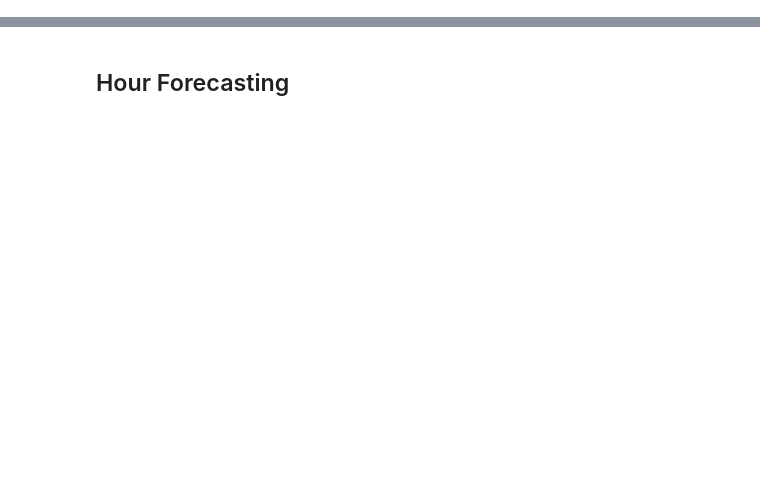
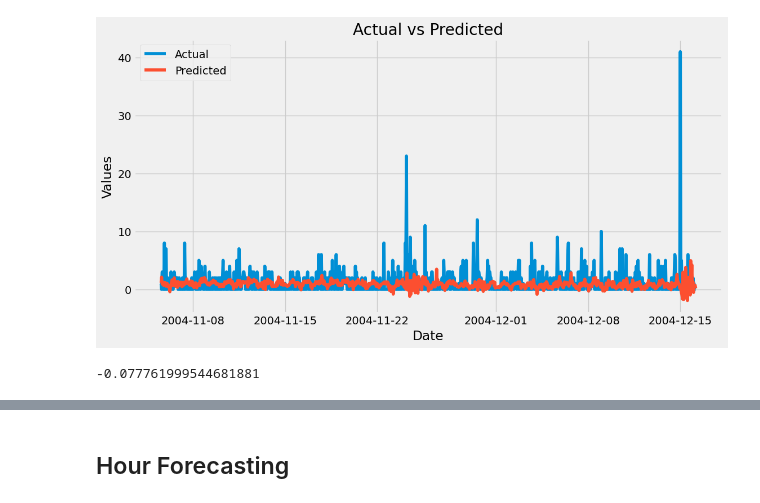
Before and after one commit to ShiftyBlock/emergency_call_prediction, a Jupyter notebook: dataproc.ipynb, the cells around one changed output, grey strips where cells are left out. Saved outputs shown, nothing was run; the diff lists cells and outputs as text; code cells hidden in the pictures; blank space fills up the shorter version.

```diff
--- a/dataproc.ipynb
+++ b/dataproc.ipynb
@@ -0,0 +6,8 @@
+# %%
+m = NeuralProphet(daily_seasonality = 5, weekly_seasonality=4, yearly_seasonality = 20,
+    trend_reg=1,
+    n_lags= 24,
+    ar_layers=[32, 64, 32],
+    learning_rate=0.01, epochs = 50, batch_size = 168, n_forecasts = 1, optimizer = "AdamW")
+#m.set_plotting_backend("plotly-static")  # show plots correctly in jupyter notebooks
+metrics = m.fit(train)
@@ -0,0 +20,4 @@
+# %%
+forecast = m.predict(test)
+#forecast = m.predict(test.iloc[15:1000])
+#forecast = m.predict(train.iloc[100:200])
@@ -0,0 +31,30 @@
+# %%
+import matplotlib.pyplot as plt
+
+# Assuming you have a DataFrame named 'df' containing your data
+# You can create the DataFrame like this:
+# df = pd.DataFrame({your_data_here})
+
+# Convert the 'ds' column to datetime
+forecast['ds'] = pd.to_datetime(forecast['ds'])
+forecast = forecast.dropna().iloc[1:]
+
+# Plot y and y_hat against the date
+plt.figure(figsize=(12, 6))
+plt.plot(forecast['ds'], forecast['y'], label='Actual')
+plt.plot(forecast['ds'], forecast['yhat1'], label='Predicted')
+plt.xlabel('Date')
+plt.ylabel('Values')
+plt.title('Actual vs Predicted')
+plt.legend()
+plt.show()
+# %% [output]
+[figure, added]
+# %%
+import numpy as np
+myforecast = forecast.dropna()
+RSS = np.sum((myforecast["yhat1"] - myforecast["y"])**2)
+TSS = np.sum((np.mean(myforecast["y"]) - myforecast["y"])**2)
+1 - RSS/TSS
+# %% [output]
+-0.077761999544681881
```
Also changed, not shown: parts of 42 cells of this notebook, 1 other file.
